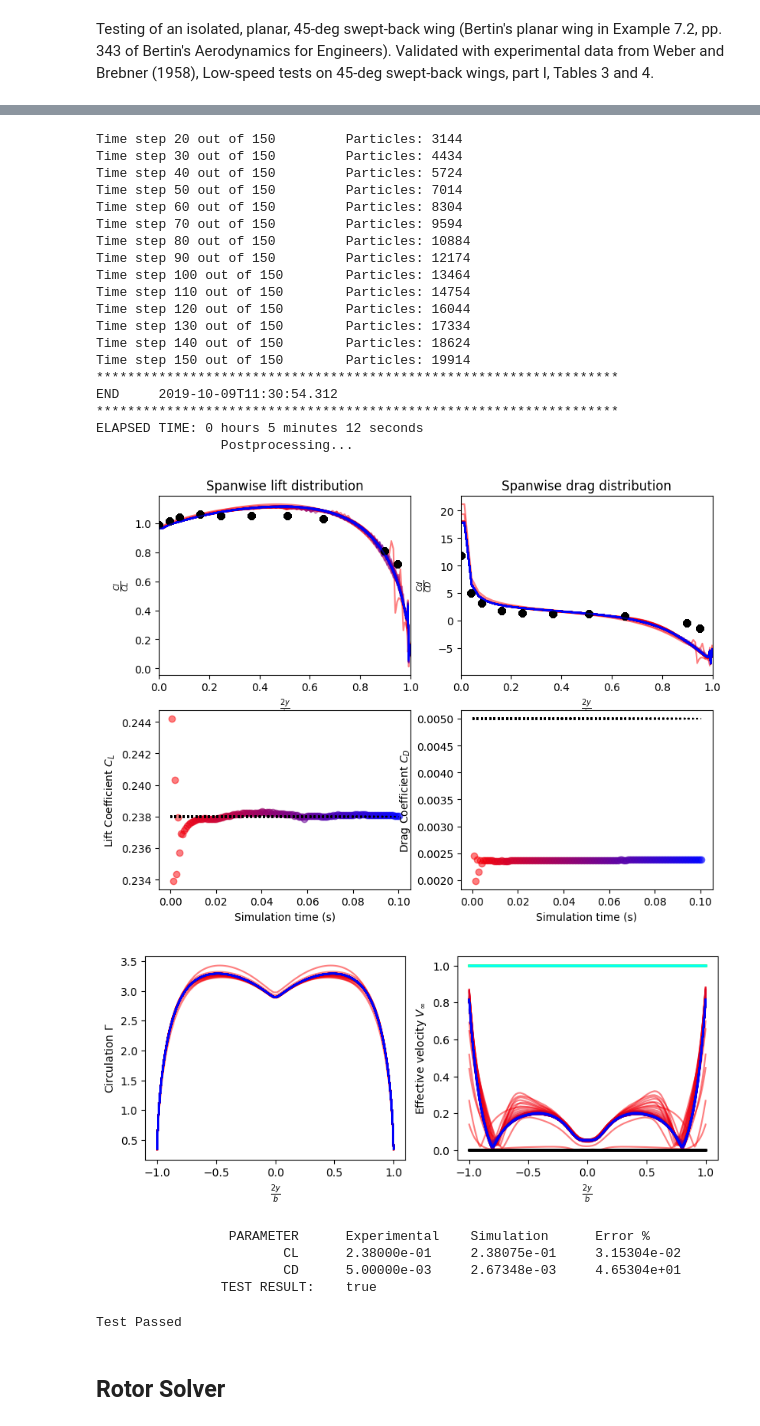
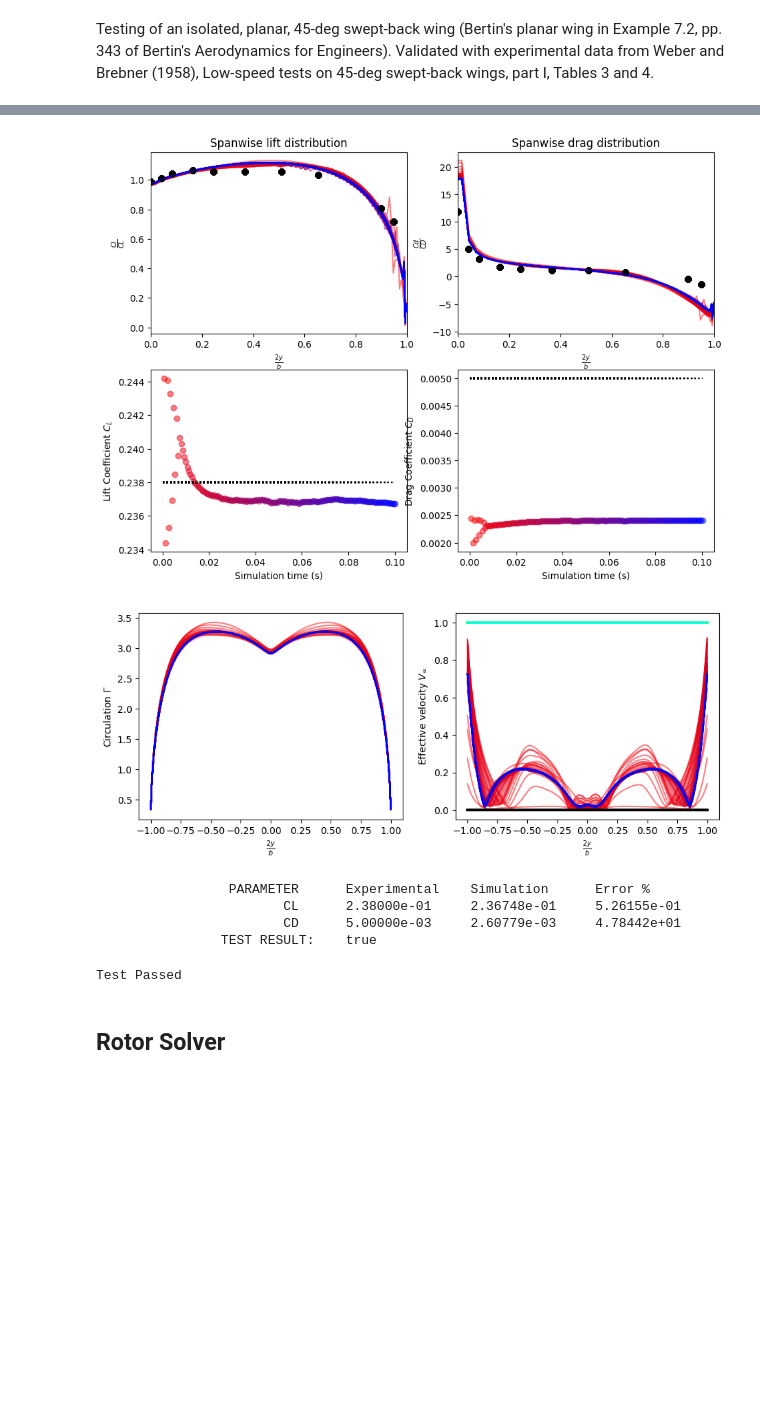
Before and after one commit to byuflowlab/FLOWUnsteady, a Jupyter notebook: docs/validation.ipynb, the cells around one changed output, grey strips where cells are left out. Saved outputs shown, nothing was run; the diff lists cells and outputs as text; code cells hidden in the pictures; blank space fills up the shorter version.

```diff
--- a/docs/validation.ipynb
+++ b/docs/validation.ipynb
@@ -122,7 +123,7 @@ Testing of an isolated, planar, 45-deg swept-back wing (Bertin's planar wing
 # %%
 @test bertin_kinematic(; nsteps=150,
                          verbose=true, verbose2=true,
-                         disp_plot=true, figsize_factor=2/3)
+                         disp_plot=true, figsize_factor=7/9)
 # %% [output]
         Running Bertin's wing test...
                 Generating geometry...
@@ -144,29 +145,10 @@ Time step 10 out of 150         Particles: 1854
-Time step 20 out of 150         Particles: 3144
-Time step 30 out of 150         Particles: 4434
-Time step 40 out of 150         Particles: 5724
-Time step 50 out of 150         Particles: 7014
-Time step 60 out of 150         Particles: 8304
-Time step 70 out of 150         Particles: 9594
-Time step 80 out of 150         Particles: 10884
-Time step 90 out of 150         Particles: 12174
-Time step 100 out of 150        Particles: 13464
-Time step 110 out of 150        Particles: 14754
-Time step 120 out of 150        Particles: 16044
-Time step 130 out of 150        Particles: 17334
-Time step 140 out of 150        Particles: 18624
-Time step 150 out of 150        Particles: 19914
-*******************************************************************
-END     2019-10-09T11:30:54.312
-*******************************************************************
-ELAPSED TIME: 0 hours 5 minutes 12 seconds
-                Postprocessing...
-[figure, old version]
+[figure, new version]
-[figure, old version]
+[figure, new version]
+                 PARAMETER      Experimental    Simulation      Error %
+                        CL      2.38000e-01     2.36748e-01     5.26155e-01
+                        CD      5.00000e-03     2.60779e-03     4.78442e+01
+                TEST RESULT:    true
-                 PARAMETER      Experimental    Simulation      Error %
-                        CL      2.38000e-01     2.38075e-01     3.15304e-02
-                        CD      5.00000e-03     2.67348e-03     4.65304e+01
-                TEST RESULT:    true
+Test Passed
-Test Passed
 # %% [markdown]
 ## Rotor Solver
 # %% [markdown]
```
Also changed, not shown: parts of 3 cells of this notebook, 3 other files.
